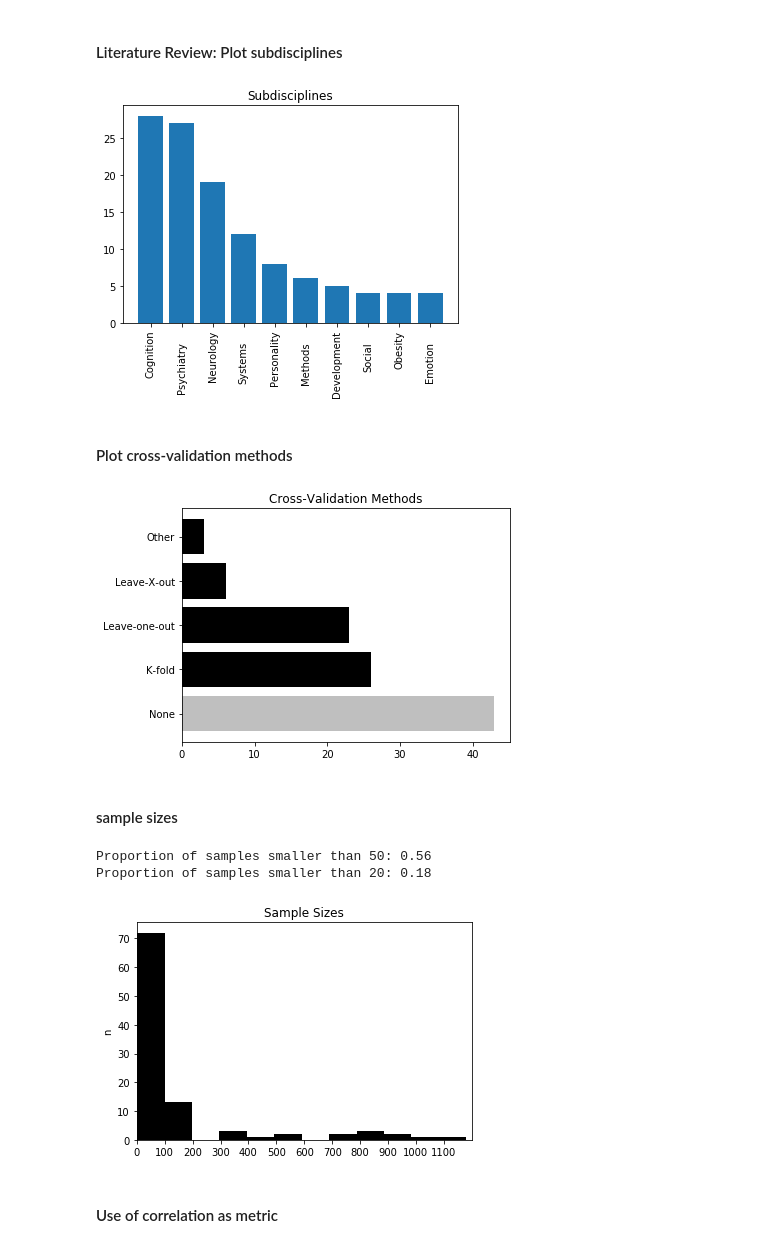
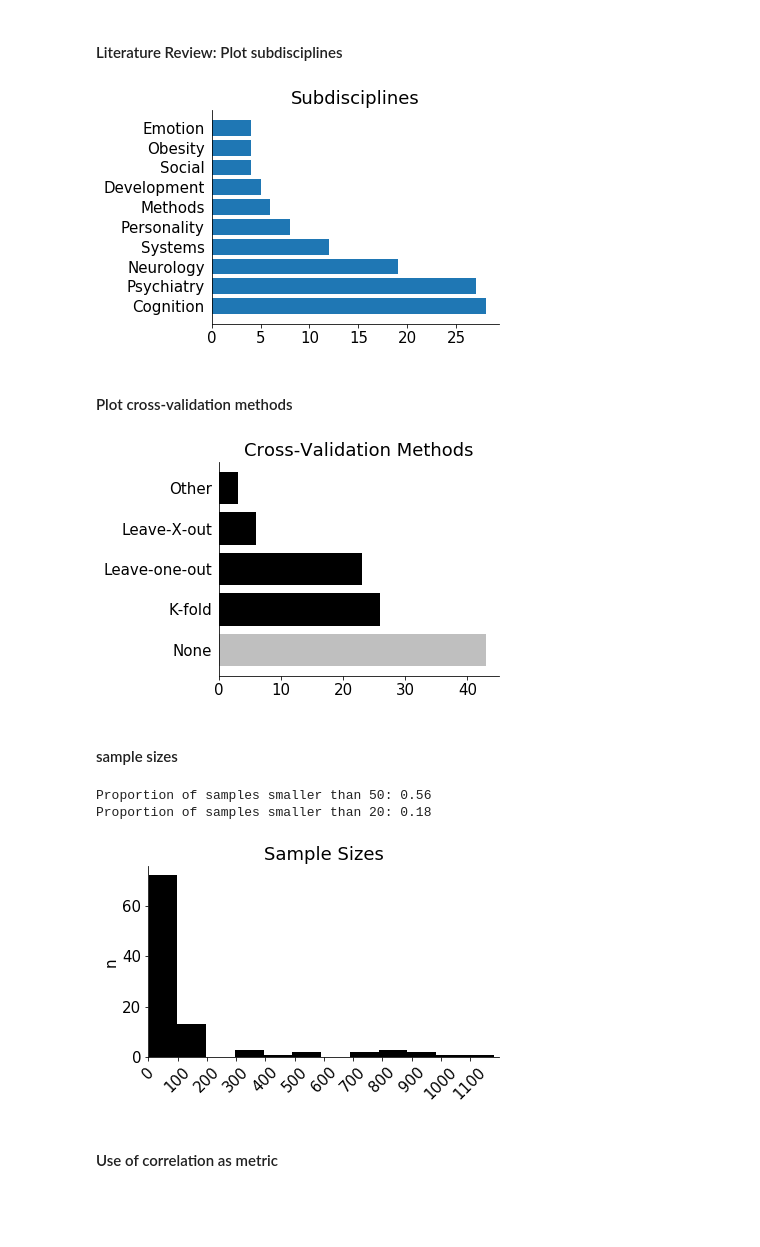
Before and after one commit to poldrack/PredictionCV, a Jupyter notebook: PredictionPaperFigures.ipynb, the cells around one changed output. Saved outputs shown, nothing was run; the diff lists cells and outputs as text; code cells hidden in the pictures; blank space fills up the shorter version.

Commit message:
style figures

```diff
--- a/PredictionPaperFigures.ipynb
+++ b/PredictionPaperFigures.ipynb
@@ -3,6 +3,14 @@
 # Predictive modeling: A tutorial on pitfalls in biomarker development
 
 ### Russell A. Poldrack[1], Grace Huckins[1], and Gael Varoquaux[2]
+# %%
+plt.rcParams['xtick.labelsize'] = 15
+plt.rcParams['ytick.labelsize'] = 15
+plt.rcParams['figure.titlesize'] = 15
+plt.rcParams['font.size'] = 15
+#_ = plt.title('Subdisciplines', size=15)
+#plt.xticks(size=15)
+#plt.yticks(size=15)
 # %%
 import numpy,pandas
 import seaborn
@@ -37,25 +42,25 @@ examples.directory is deprecated; in the future, examples will be found relative
 # %%
 data = pandas.read_csv('litreviewdata.csv')
 
 fields = []
 for f in data.Subarea:
     for a in f.split(','):
         fields.append(a.strip().replace('Weight Gain/Loss','Obesity'))
 
 a,b = np.unique(fields, return_counts=True)
 idx = numpy.argsort(b)[::-1]
 a = a[idx]
 b = b[idx]
 fig,ax = plt.subplots()
-ax.bar(a,b)
-for tick in ax.xaxis.get_major_ticks()[1::2]:
-    tick.set_pad(15)
+ax.barh(a,b)
+for tick in ax.yaxis.get_major_ticks():
+    tick.tick1line.set_visible(False)
 _ = plt.title('Subdisciplines')
-plt.xticks(rotation=90)
+seaborn.despine(top=True, right=True)
 
 plt.savefig('subdisciplines.png')
 # %% [output]
-[figure, old version]
+[figure, new version]
 # %% [markdown]
 #### Plot cross-validation methods
 # %%
@@ -79,31 +84,37 @@ full_label={'None':'None','K-fold':'K-fold',
 full_labels = [full_label[i] for i in unique.tolist()]
 
 explode = (0,0.1,0.1,0,0)
-plt.barh(full_labels,counts,color=['0.75','k','k','k','k','k'])
+plt.barh(full_labels, counts, color=['0.75','k','k','k','k','k'])
+for tick in plt.gca().yaxis.get_major_ticks():
+    tick.tick1line.set_visible(False)
 
 _ = plt.title('Cross-Validation Methods')
+seaborn.despine(top=True, right=True)
+
 plt.tight_layout()
 
 plt.savefig('cvtypes.png')
 # %% [output]
-[figure, old version]
+[figure, new version]
 # %% [markdown]
 #### sample sizes
 # %%
 plt.hist(data.n,bins=12,color='k')
-plt.xticks(np.arange(0,1200,step=100))
+plt.xticks(np.arange(0,1200,step=100), rotation=45)
 plt.xlim(0,1200)
 plt.ylabel('n')
 _ = plt.title('Sample Sizes')
 
 print('Proportion of samples smaller than 50:',np.mean(data.n<50))
 print('Proportion of samples smaller than 20:',np.mean(data.n<20))
+seaborn.despine(top=True, right=True)
+
 
 plt.savefig('sample_sizes.png')
 # %% [output]
 Proportion of samples smaller than 50: 0.56
 Proportion of samples smaller than 20: 0.18
-[figure, old version]
+[figure, new version]
 # %% [markdown]
 #### Use of correlation as metric
 # %%
```
Also changed, not shown: parts of 5 cells of this notebook.
